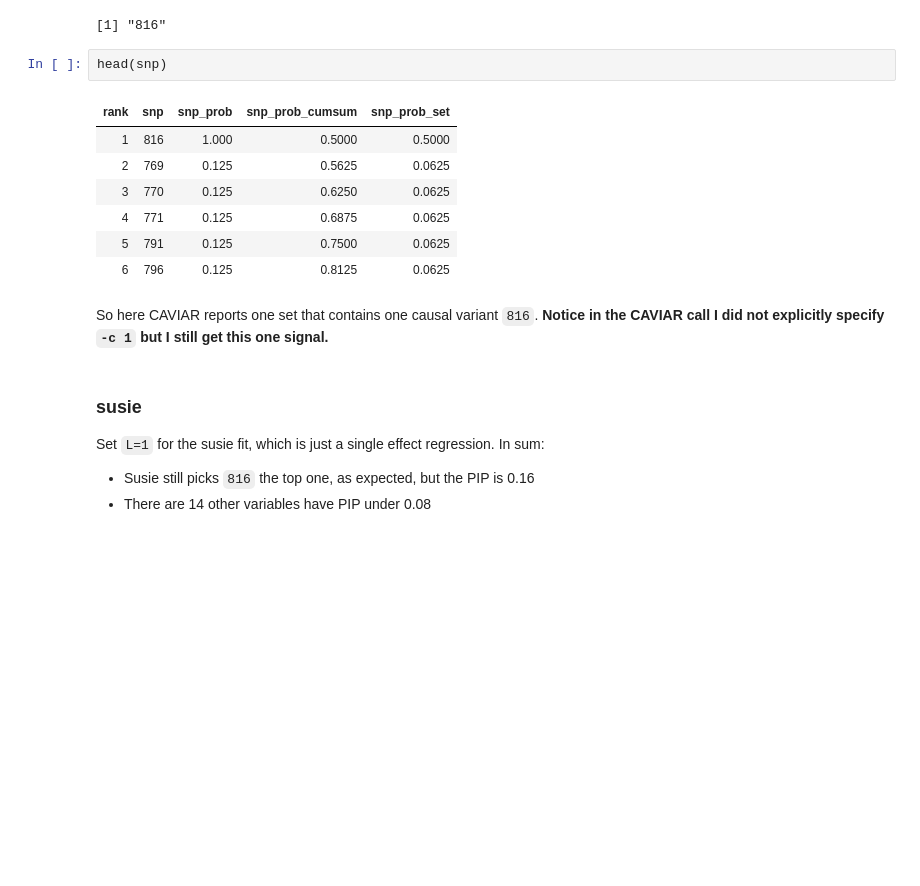
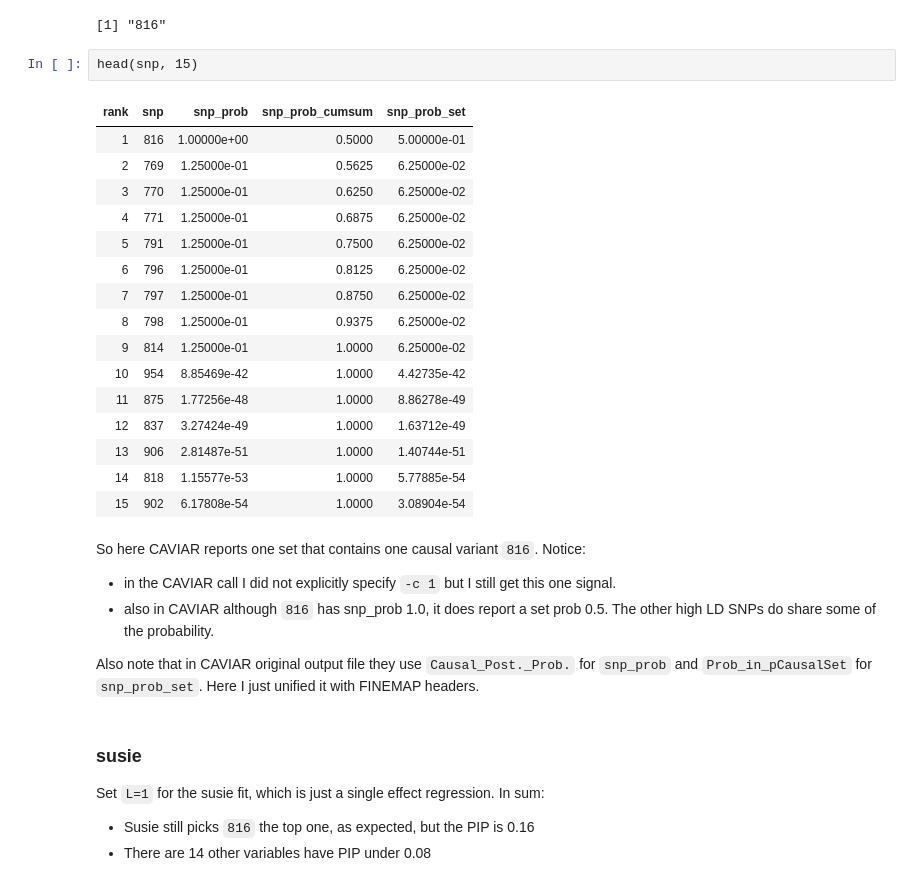
Before and after one commit to gaow/mvarbvs, a Jupyter notebook: analysis/20180601_One_Causal_CAVIAR_Exam.ipynb, the cells around one changed output. Cells and saved outputs as stored; diff of their text form; blank space fills up the shorter version.

Commit message:
Update CAVIAR table

```diff
--- a/analysis/20180601_One_Causal_CAVIAR_Exam.ipynb
+++ b/analysis/20180601_One_Causal_CAVIAR_Exam.ipynb
@@ -110,17 +102,31 @@ set_ordered
 # %% [output]
 [1] "816"
 # %%
-head(snp)
+head(snp, 15)
 # %% [output]
 | rank | snp | snp_prob | snp_prob_cumsum | snp_prob_set |
-| 1 | 816 | 1.000 | 0.5000 | 0.5000 |
-| 2 | 769 | 0.125 | 0.5625 | 0.0625 |
-| 3 | 770 | 0.125 | 0.6250 | 0.0625 |
-| 4 | 771 | 0.125 | 0.6875 | 0.0625 |
-| 5 | 791 | 0.125 | 0.7500 | 0.0625 |
-| 6 | 796 | 0.125 | 0.8125 | 0.0625 |
+| 1 | 816 | 1.00000e+00 | 0.5000 | 5.00000e-01 |
+| 2 | 769 | 1.25000e-01 | 0.5625 | 6.25000e-02 |
+| 3 | 770 | 1.25000e-01 | 0.6250 | 6.25000e-02 |
+| 4 | 771 | 1.25000e-01 | 0.6875 | 6.25000e-02 |
+| 5 | 791 | 1.25000e-01 | 0.7500 | 6.25000e-02 |
+| 6 | 796 | 1.25000e-01 | 0.8125 | 6.25000e-02 |
+| 7 | 797 | 1.25000e-01 | 0.8750 | 6.25000e-02 |
+| 8 | 798 | 1.25000e-01 | 0.9375 | 6.25000e-02 |
+| 9 | 814 | 1.25000e-01 | 1.0000 | 6.25000e-02 |
+| 10 | 954 | 8.85469e-42 | 1.0000 | 4.42735e-42 |
+| 11 | 875 | 1.77256e-48 | 1.0000 | 8.86278e-49 |
+| 12 | 837 | 3.27424e-49 | 1.0000 | 1.63712e-49 |
+| 13 | 906 | 2.81487e-51 | 1.0000 | 1.40744e-51 |
+| 14 | 818 | 1.15577e-53 | 1.0000 | 5.77885e-54 |
+| 15 | 902 | 6.17808e-54 | 1.0000 | 3.08904e-54 |
 # %% [markdown]
-So here CAVIAR reports one set that contains one causal variant `816`. **Notice in the CAVIAR call I did not explicitly specify `-c 1` but I still get this one signal.**
+So here CAVIAR reports one set that contains one causal variant `816`. Notice:
+
+- in the CAVIAR call I did not explicitly specify `-c 1` but I still get this one signal.
+- also in CAVIAR although `816` has snp_prob 1.0, it does report a set prob 0.5. The other high LD SNPs do share some of the probability.
+
+Also note that in CAVIAR original output file they use `Causal_Post._Prob.` for `snp_prob` and `Prob_in_pCausalSet` for `snp_prob_set`. Here I just unified it with FINEMAP headers.
 # %% [markdown]
 ### susie
 
```
Also changed, not shown: parts of 3 cells of this notebook, 1 other file.
